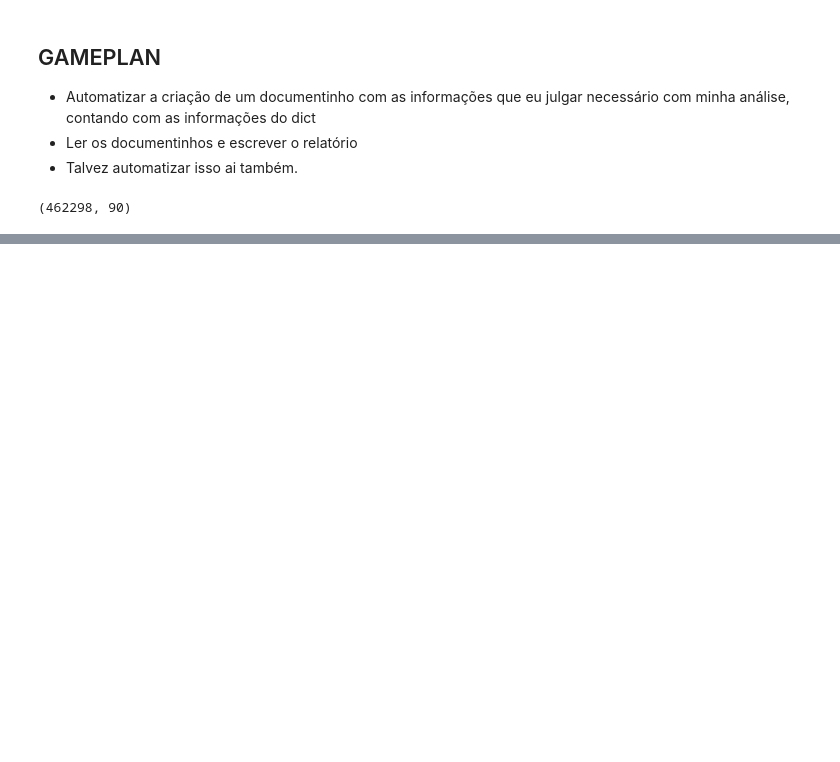
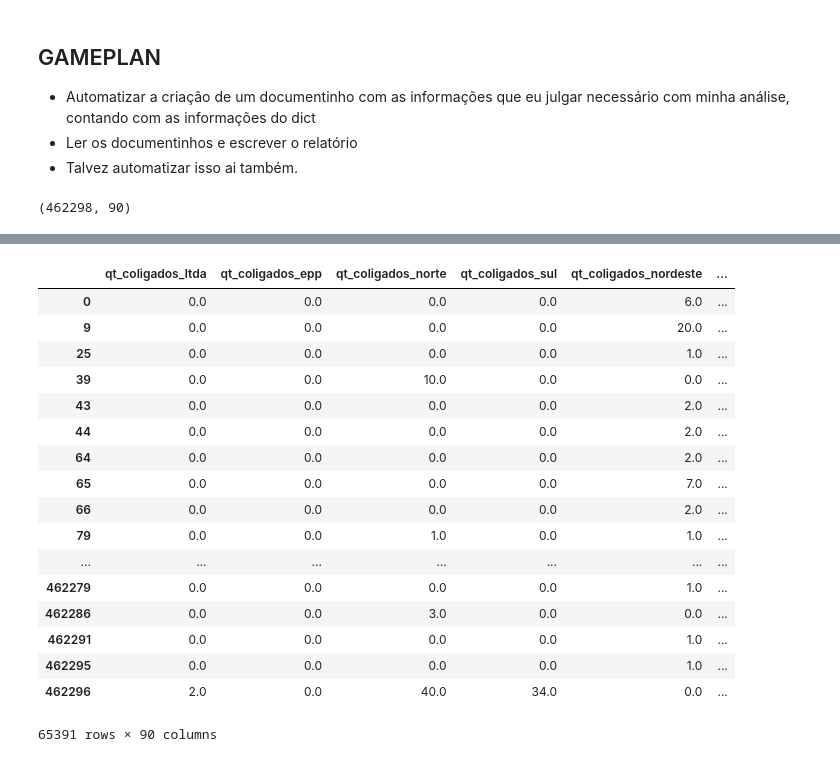
Before and after one commit to codenation-dev/squad-3-ad-data-science, a Jupyter notebook: analysis/nb_thiago.ipynb, the cells around one changed output, grey strips where cells are left out. Cells and saved outputs as stored; diff of their text form; code cells hidden in the pictures; blank space fills up the shorter version.

```diff
--- a/analysis/nb_thiago.ipynb
+++ b/analysis/nb_thiago.ipynb
@@ -339,0 +345,41 @@ dtype: float64
+# %%
+my_df.loc[~my_df['qt_coligados_ltda'].isna() &
+        ~my_df['qt_coligados_epp'].isna() &
+        ~my_df['qt_coligados_norte'].isna() &
+        ~my_df['qt_coligados_sul'].isna() &
+        ~my_df['qt_coligados_nordeste'].isna() &
+        ~my_df['qt_coligados_centro'].isna() &
+        ~my_df['qt_coligados_sudeste'].isna() &
+        ~my_df['qt_coligados_exterior'].isna() &
+        ~my_df['qt_ufs_coligados'].isna() &
+        ~my_df['qt_regioes_coligados'].isna() &
+        ~my_df['qt_ramos_coligados'].isna() &
+        ~my_df['qt_coligados_industria'].isna() &
+        ~my_df['qt_coligados_agropecuaria'].isna() &
+        ~my_df['qt_coligados_comercio'].isna() &
+        ~my_df['qt_coligados_serviço'].isna() &
+        ~my_df['qt_coligados_ccivil'].isna() &
+        ~my_df['qt_coligados_atividade_inativo'].isna() &
+        ~my_df['qt_coligados_atividade_mt_baixo'].isna() &
+        ~my_df['qt_coligados_atividade_baixo'].isna() &
+        ~my_df['qt_coligados_atividade_medio'].isna() &
+        ~my_df['qt_coligados_atividade_alto'].isna()]
+# %% [output]
+|  | qt_coligados_ltda | qt_coligados_epp | qt_coligados_norte | qt_coligados_sul | qt_coligados_nordeste | ... |
+| 0 | 0.0 | 0.0 | 0.0 | 0.0 | 6.0 | ... |
+| 9 | 0.0 | 0.0 | 0.0 | 0.0 | 20.0 | ... |
+| 25 | 0.0 | 0.0 | 0.0 | 0.0 | 1.0 | ... |
+| 39 | 0.0 | 0.0 | 10.0 | 0.0 | 0.0 | ... |
+| 43 | 0.0 | 0.0 | 0.0 | 0.0 | 2.0 | ... |
+| 44 | 0.0 | 0.0 | 0.0 | 0.0 | 2.0 | ... |
+| 64 | 0.0 | 0.0 | 0.0 | 0.0 | 2.0 | ... |
+| 65 | 0.0 | 0.0 | 0.0 | 0.0 | 7.0 | ... |
+| 66 | 0.0 | 0.0 | 0.0 | 0.0 | 2.0 | ... |
+| 79 | 0.0 | 0.0 | 1.0 | 0.0 | 1.0 | ... |
+| ... | ... | ... | ... | ... | ... | ... |
+| 462279 | 0.0 | 0.0 | 0.0 | 0.0 | 1.0 | ... |
+| 462286 | 0.0 | 0.0 | 3.0 | 0.0 | 0.0 | ... |
+| 462291 | 0.0 | 0.0 | 0.0 | 0.0 | 1.0 | ... |
+| 462295 | 0.0 | 0.0 | 0.0 | 0.0 | 1.0 | ... |
+| 462296 | 2.0 | 0.0 | 40.0 | 34.0 | 0.0 | ... |
+65391 rows × 90 columns
```
Also changed, not shown: parts of 4 cells of this notebook, 2 other files.
